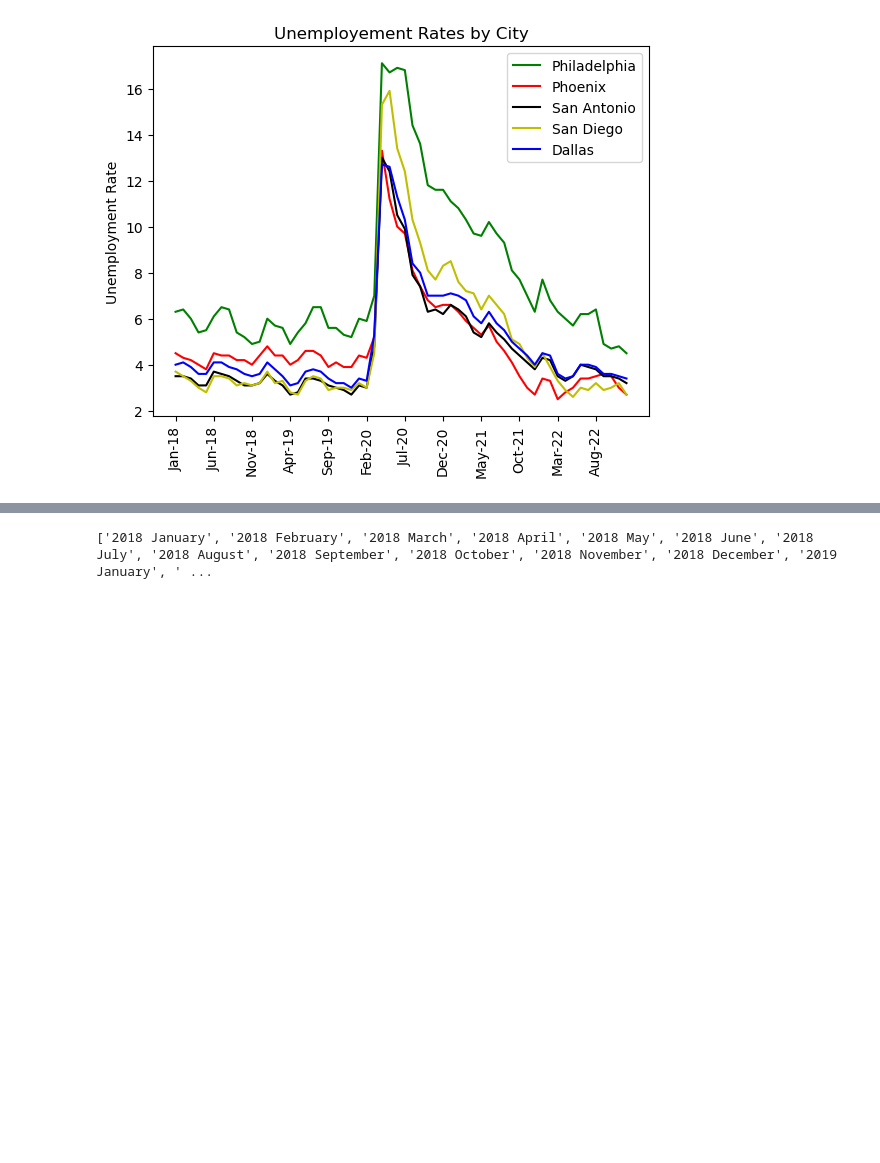
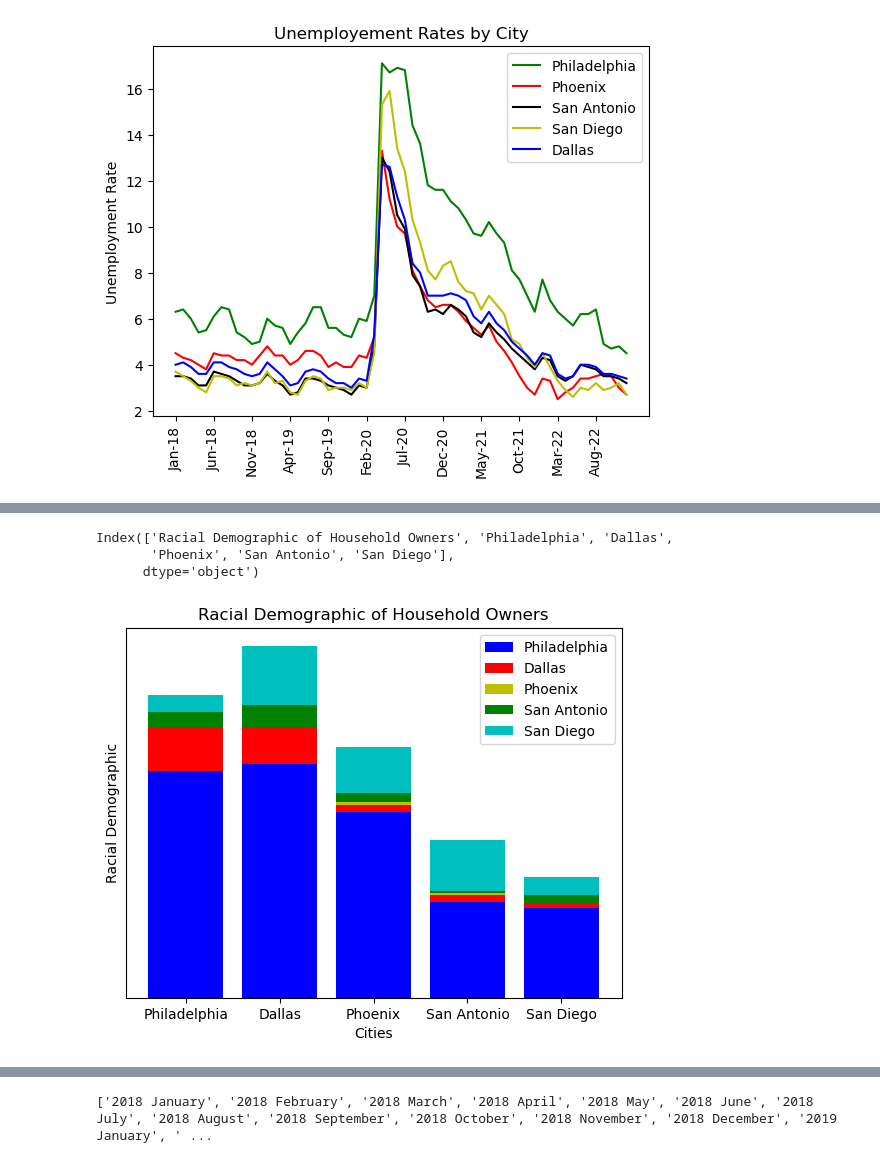
Before and after one commit to JoseMelvin-Calleja/Group-4-Project-1, a Jupyter notebook: Combined Notebook.ipynb, the cells around one changed output, grey strips where cells are left out. Cells and saved outputs as stored; diff of their text form; code cells hidden in the pictures; blank space fills up the shorter version.

```diff
--- a/Combined Notebook.ipynb
+++ b/Combined Notebook.ipynb
@@ -47,0 +128,29 @@ plt.show()
+# %%
+race_housing.columns
+# %% [output]
+Index(['Racial Demographic of Household Owners', 'Philadelphia', 'Dallas',
+       'Phoenix', 'San Antonio', 'San Diego'],
+      dtype='object')
+# %%
+x =["Philadelphia", "Dallas", "Phoenix", "San Antonio", "San Diego"]
+y1 = np.array([1289.20, 1328.20, 1059.40, 546, 512.2])
+y2 = np.array([254.1, 211.5, 38.4, 41.2, 20.2])
+y3 = np.array([0,0,18.6,9.9,1.4])
+y4 = np.array([82.4, 125.1, 51.7,11,52.9])
+y5 = np.array([97.6, 339, 261.3, 287.5, 101.3])
+
+plt.bar(x, y1, color='b')
+plt.bar(x, y2, bottom=y1, color='r')
+plt.bar(x, y3, bottom=y1+y2, color='y')
+plt.bar(x, y4, bottom=y1+y2+y3, color='g')
+plt.bar(x, y5, bottom=y1+y2+y3+y4, color='c')
+plt.xlabel("Cities")
+plt.ylabel("Racial Demographic")
+plt.tick_params(left = False, right = False , labelleft = False)
+plt.savefig("output_data/RacialDemographic.png")
+plt.legend(["Philadelphia", "Dallas", "Phoenix", "San Antonio", "San Diego"])
+plt.title("Racial Demographic of Household Owners")
+
+plt.show()
+# %% [output]
+[figure, added]
```
Also changed, not shown: parts of 46 cells of this notebook, 7 other files.
